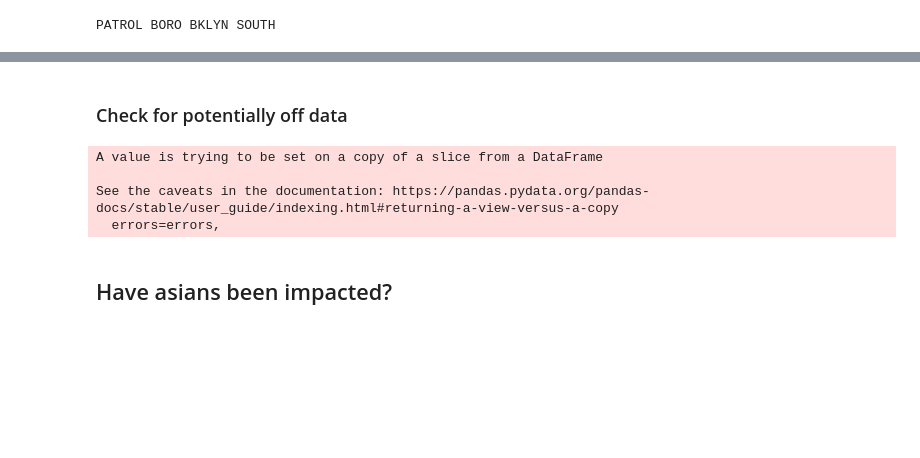
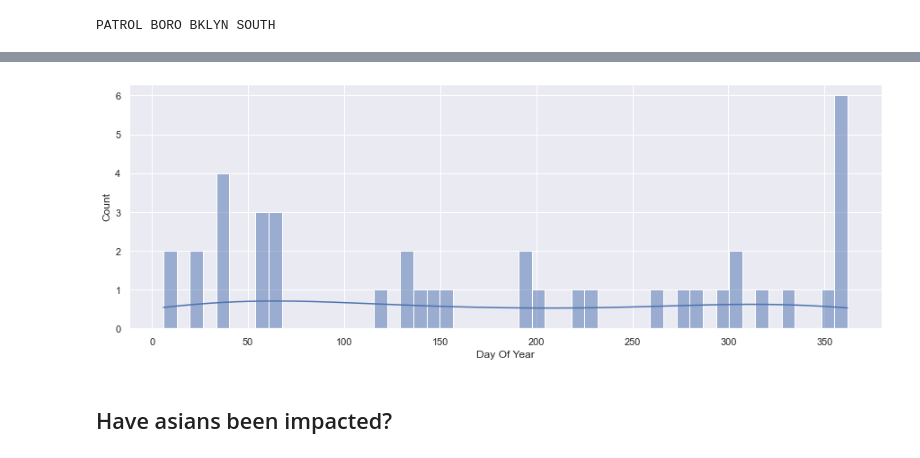
Before and after one commit to codeMonkeyHopeful/nypd-crime-tracker, a Jupyter notebook: main.ipynb, the cells around one changed output, grey strips where cells are left out. Drawn from its saved outputs; the diff is of its cells as text; code cells hidden in the pictures; blank space fills up the shorter version.

Commit message:
more work done on the analysis and notes added to the readme

```diff
--- a/main.ipynb
+++ b/main.ipynb
@@ -161,2 +163,0 @@ h2 = change_analysis[change_analysis['Month'] >= 6]
-# %% [markdown]
-### Check for potentially off data
@@ -171,12 +164,11 @@ cleaner(h1_drop_lines, h1)
-# %%
-#Remove the potential bad lines aka maybe data corruption
-h2_drop_lines = list(h2[pd.to_datetime(h2['Record Create Date']) < dt.datetime(2020, 6, 1)].index)
-cleaner(h2_drop_lines, h2)
-# %% [output]
-A value is trying to be set on a copy of a slice from a DataFrame
-
-See the caveats in the documentation: https://pandas.pydata.org/pandas-docs/stable/user_guide/indexing.html#returning-a-view-versus-a-copy
-  errors=errors,
+# %%
+change_analysis['Day Of Year'] = pd.to_datetime(change_analysis['Record Create Date']).dt.dayofyear
+# %%
+fig, ax = plt.subplots(ncols=1, figsize=(15, 5))
+sns.histplot(change_analysis['Day Of Year'], ax=ax, kde=True, bins=int(np.floor((365/7))))
+plt.show()
+# %% [output]
+[figure, added]
 # %% [markdown]
 ## Have asians been impacted?
 # %% [markdown]
```
Also changed, not shown: parts of 16 cells of this notebook, 1 other file.
